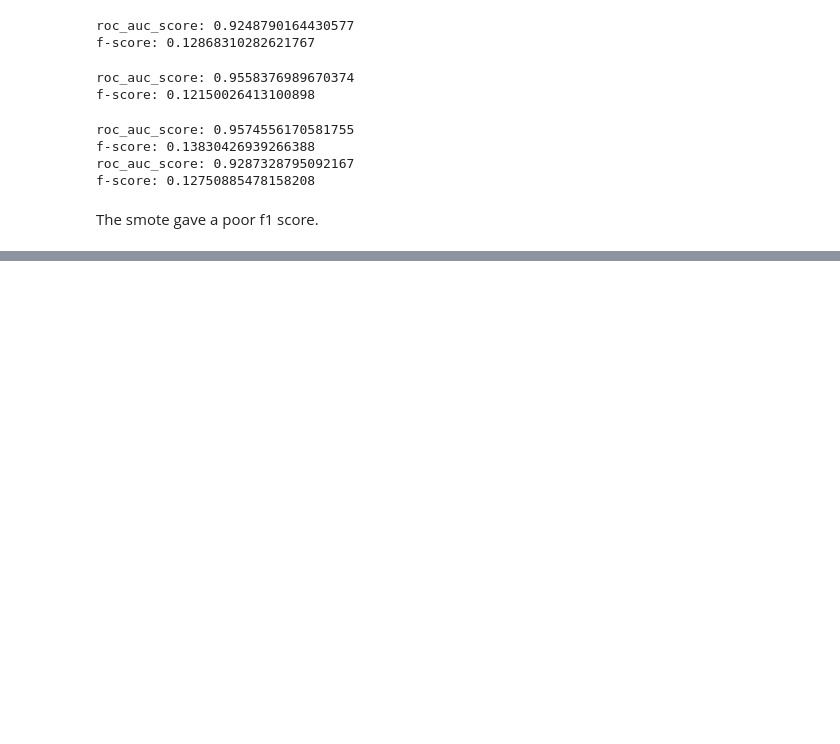
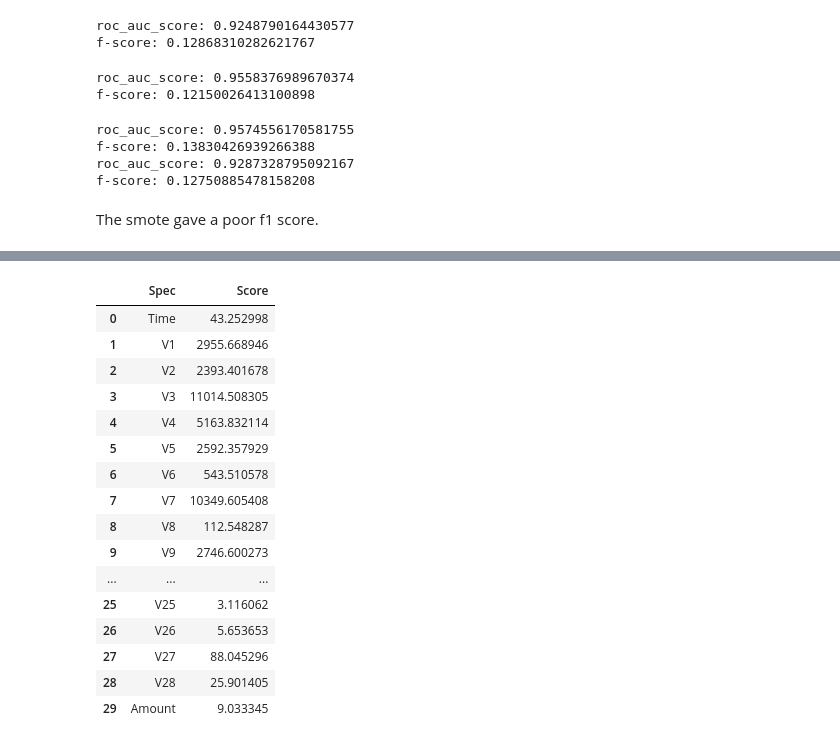
Before and after one commit to HamoyeHQ/g01-fraud-detection, a Jupyter notebook: model/ML models/SVM (linear kernel).ipynb, the cells around one changed output, grey strips where cells are left out. Drawn from its saved outputs; the diff is of its cells as text; code cells hidden in the pictures; blank space fills up the shorter version.

```diff
--- a/model/ML models/SVM (linear kernel).ipynb
+++ b/model/ML models/SVM (linear kernel).ipynb
@@ -424,0 +446,30 @@ The smote gave a poor f1 score.
+# %%
+x =data.drop('Class', 1)
+y = data.Class
+# %%
+best_feats = SelectKBest(score_func=f_classif, k= 20)
+fit = best_feats.fit(x,y)
+df_score = pd.DataFrame(fit.scores_)
+# %%
+df_columns = pd.DataFrame(x.columns)
+important = pd.concat([df_columns, df_score], axis=1)
+# %%
+important.columns = ['Spec', 'Score']
+# %% [output]
+|  | Spec | Score |
+| 0 | Time | 43.252998 |
+| 1 | V1 | 2955.668946 |
+| 2 | V2 | 2393.401678 |
+| 3 | V3 | 11014.508305 |
+| 4 | V4 | 5163.832114 |
+| 5 | V5 | 2592.357929 |
+| 6 | V6 | 543.510578 |
+| 7 | V7 | 10349.605408 |
+| 8 | V8 | 112.548287 |
+| 9 | V9 | 2746.600273 |
+| ... | ... | ... |
+| 25 | V25 | 3.116062 |
+| 26 | V26 | 5.653653 |
+| 27 | V27 | 88.045296 |
+| 28 | V28 | 25.901405 |
+| 29 | Amount | 9.033345 |
```
Also changed, not shown: parts of 60 cells of this notebook.
